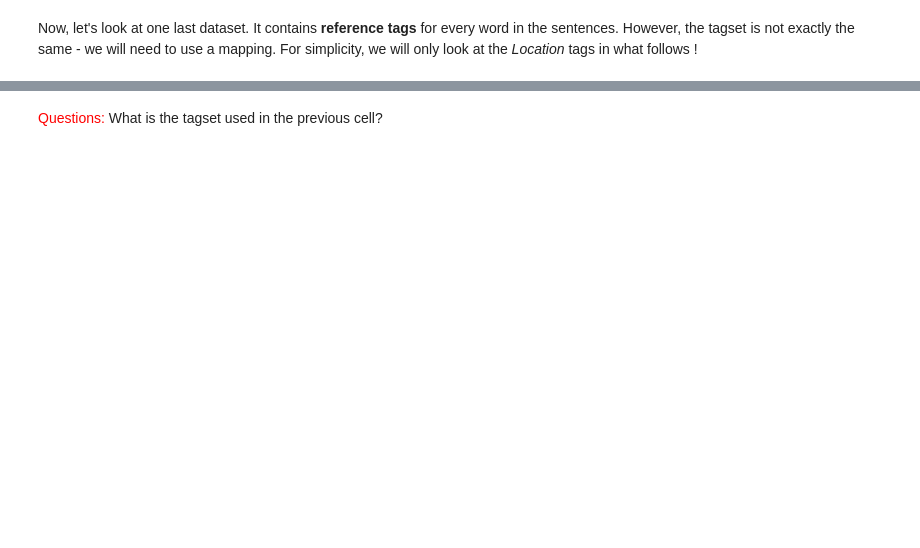
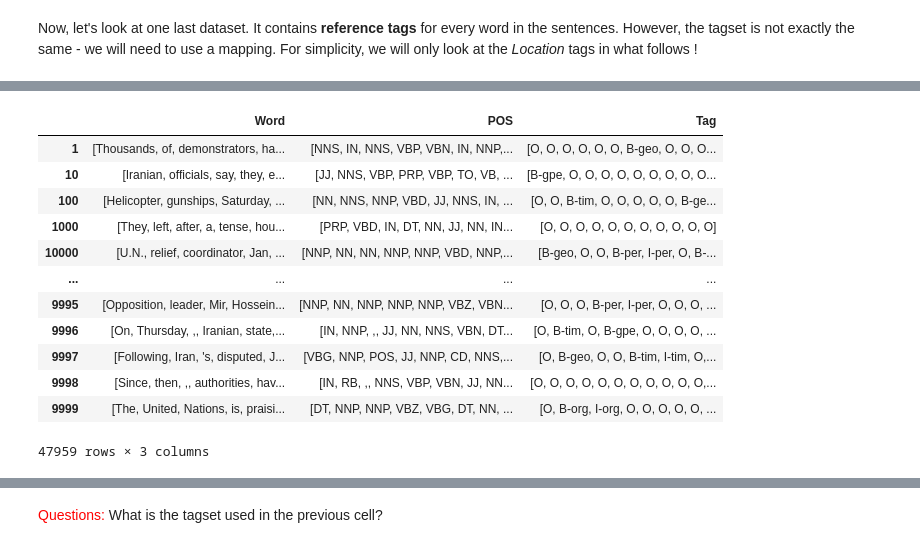
Before and after one commit to lhteillet/NLP_TD2_NOTE, a Jupyter notebook: StructuredPrediction_Student.ipynb, the cells around one changed output, grey strips where cells are left out. Drawn from its saved outputs; the diff is of its cells as text; code cells hidden in the pictures; blank space fills up the shorter version.

```diff
--- a/StructuredPrediction_Student.ipynb
+++ b/StructuredPrediction_Student.ipynb
@@ -393,3 +421,19 @@ df_gr.index  = [int(s[9:]) for s in df_gr.index]
+# %%
+df_gr
+# %% [output]
+|  | Word | POS | Tag |
+| 1 | [Thousands, of, demonstrators, ha... | [NNS, IN, NNS, VBP, VBN, IN, NNP,... | [O, O, O, O, O, O, B-geo, O, O, O... |
+| 10 | [Iranian, officials, say, they, e... | [JJ, NNS, VBP, PRP, VBP, TO, VB, ... | [B-gpe, O, O, O, O, O, O, O, O, O... |
+| 100 | [Helicopter, gunships, Saturday, ... | [NN, NNS, NNP, VBD, JJ, NNS, IN, ... | [O, O, B-tim, O, O, O, O, O, B-ge... |
+| 1000 | [They, left, after, a, tense, hou... | [PRP, VBD, IN, DT, NN, JJ, NN, IN... | [O, O, O, O, O, O, O, O, O, O, O] |
+| 10000 | [U.N., relief, coordinator, Jan, ... | [NNP, NN, NN, NNP, NNP, VBD, NNP,... | [B-geo, O, O, B-per, I-per, O, B-... |
+| ... | ... | ... | ... |
+| 9995 | [Opposition, leader, Mir, Hossein... | [NNP, NN, NNP, NNP, NNP, VBZ, VBN... | [O, O, O, B-per, I-per, O, O, O, ... |
+| 9996 | [On, Thursday, ,, Iranian, state,... | [IN, NNP, ,, JJ, NN, NNS, VBN, DT... | [O, B-tim, O, B-gpe, O, O, O, O, ... |
+| 9997 | [Following, Iran, 's, disputed, J... | [VBG, NNP, POS, JJ, NNP, CD, NNS,... | [O, B-geo, O, O, B-tim, I-tim, O,... |
+| 9998 | [Since, then, ,, authorities, hav... | [IN, RB, ,, NNS, VBP, VBN, JJ, NN... | [O, O, O, O, O, O, O, O, O, O, O,... |
+| 9999 | [The, United, Nations, is, praisi... | [DT, NNP, NNP, VBZ, VBG, DT, NN, ... | [O, B-org, I-org, O, O, O, O, O, ... |
+47959 rows × 3 columns
 # %%
 # What's the tagset ?
 tags = []
```
Also changed, not shown: parts of 6 cells of this notebook.
